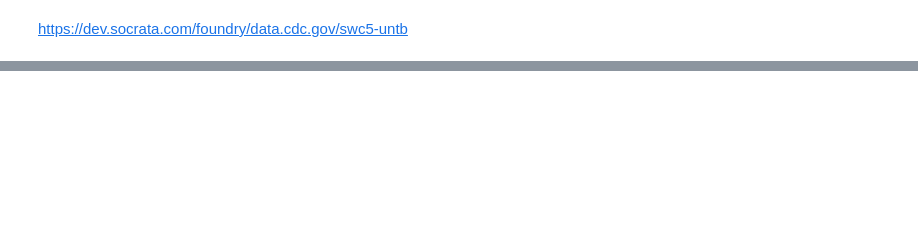
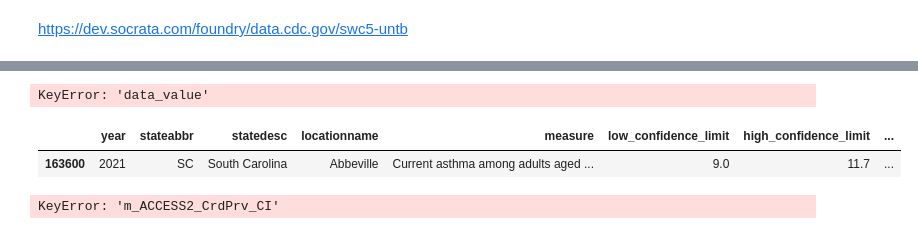
Before and after one commit to mfarme/eHealthEquity, a Jupyter notebook: Research/Data Source/BRFSS.ipynb, the cells around one changed output, grey strips where cells are left out. Drawn from its saved outputs; the diff is of its cells as text; code cells hidden in the pictures; blank space fills up the shorter version.

```diff
--- a/Research/Data Source/BRFSS.ipynb
+++ b/Research/Data Source/BRFSS.ipynb
@@ -76,0 +28,5 @@ TypeError: unhashable type: 'dict'
+# %%
+df['m'] = df['measureid'].astype(str) + '_' + df['datavaluetypeid'].astype(str)
+df.drop(['measureid', 'datavaluetypeid'], axis=1, inplace=True)
+# %%
+df_transformed = pd.get_dummies(df, columns=['m'])
@@ -76,0 +53,45 @@ TypeError: unhashable type: 'dict'
+# %%
+measures = [
+    'm_ACCESS2_AgeAdjPrv', 'm_ACCESS2_CrdPrv',
+    'm_ARTHRITIS_AgeAdjPrv', 'm_ARTHRITIS_CrdPrv', 'm_BINGE_AgeAdjPrv',
+    'm_BINGE_CrdPrv', 'm_BPHIGH_AgeAdjPrv', 'm_BPHIGH_CrdPrv',
+    'm_BPMED_AgeAdjPrv', 'm_BPMED_CrdPrv', 'm_CANCER_AgeAdjPrv',
+    'm_CANCER_CrdPrv', 'm_CASTHMA_AgeAdjPrv', 'm_CASTHMA_CrdPrv',
+    'm_CHD_AgeAdjPrv', 'm_CHD_CrdPrv', 'm_CHECKUP_AgeAdjPrv',
+    'm_CHECKUP_CrdPrv', 'm_CHOLSCREEN_AgeAdjPrv', 'm_CHOLSCREEN_CrdPrv',
+    'm_COGNITION_AgeAdjPrv', 'm_COGNITION_CrdPrv', 'm_COPD_AgeAdjPrv',
+    'm_COPD_CrdPrv', 'm_CSMOKING_AgeAdjPrv', 'm_CSMOKING_CrdPrv',
+    'm_DEPRESSION_AgeAdjPrv', 'm_DEPRESSION_CrdPrv', 'm_DIABETES_AgeAdjPrv',
+    'm_DIABETES_CrdPrv', 'm_DISABILITY_AgeAdjPrv', 'm_DISABILITY_CrdPrv',
+    'm_GHLTH_AgeAdjPrv', 'm_GHLTH_CrdPrv', 'm_HEARING_AgeAdjPrv',
+    'm_HEARING_CrdPrv', 'm_HIGHCHOL_AgeAdjPrv', 'm_HIGHCHOL_CrdPrv',
+    'm_INDEPLIVE_AgeAdjPrv', 'm_INDEPLIVE_CrdPrv', 'm_KIDNEY_AgeAdjPrv',
+    'm_KIDNEY_CrdPrv', 'm_LPA_AgeAdjPrv', 'm_LPA_CrdPrv',
+    'm_MHLTH_AgeAdjPrv', 'm_MHLTH_CrdPrv', 'm_MOBILITY_AgeAdjPrv',
+    'm_MOBILITY_CrdPrv', 'm_OBESITY_AgeAdjPrv', 'm_OBESITY_CrdPrv',
+    'm_PHLTH_AgeAdjPrv', 'm_PHLTH_CrdPrv', 'm_SELFCARE_AgeAdjPrv',
+    'm_SELFCARE_CrdPrv', 'm_STROKE_AgeAdjPrv', 'm_STROKE_CrdPrv',
+    'm_VISION_AgeAdjPrv', 'm_VISION_CrdPrv'
+]
+# %%
+for i in measures:
+    df_transformed[i] = np.where(df_transformed[i] == 1, df_transformed['data_value'], np.nan)
+
+# Drop the data_value column
+df_transformed = df_transformed.drop(columns=['data_value'])
+# %% [output]
+KeyError: 'data_value'
+# %%
+df_transformed.head(1)
+#combine low_confidence and high_confidence into one column listed like this [low_confidence, high_confidence]
+df_transformed['confidence_interval'] = df_transformed['low_confidence_limit'].astype(str) + ',' + df_transformed['high_confidence_limit'].astype(str)
+df_transformed.head(1)
+# %% [output]
+|  | year | stateabbr | statedesc | locationname | measure | low_confidence_limit | high_confidence_limit | ... |
+| 163600 | 2021 | SC | South Carolina | Abbeville | Current asthma among adults aged ... | 9.0 | 11.7 | ... |
+# %%
+#using measures list for columns, create new column with same name as measure but with _CI appended on df_transformed
+for measure in measures:
+    df_transformed[measure + '_CI'] = df_transformed[measure + '_CI'].astype(str)
+# %% [output]
+KeyError: 'm_ACCESS2_CrdPrv_CI'
```
Also changed, not shown: parts of 9 cells of this notebook, 2 other files.
